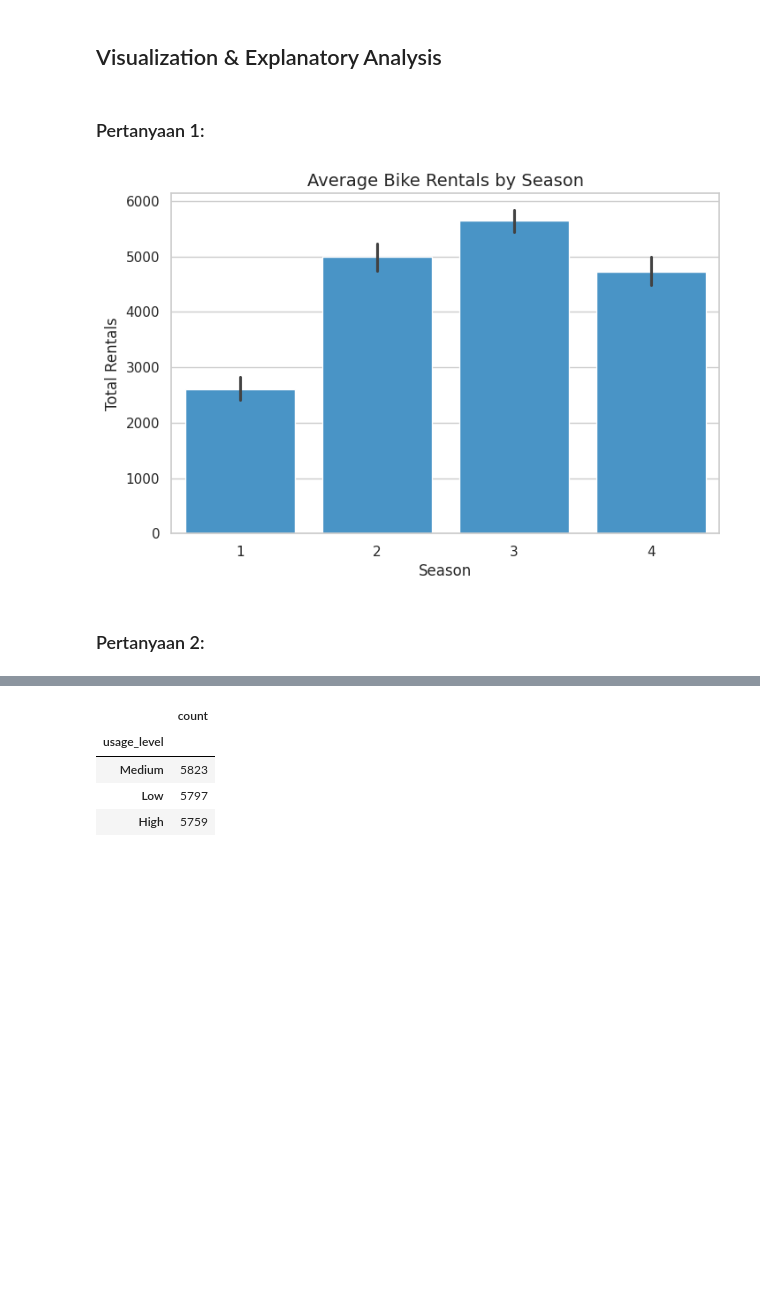
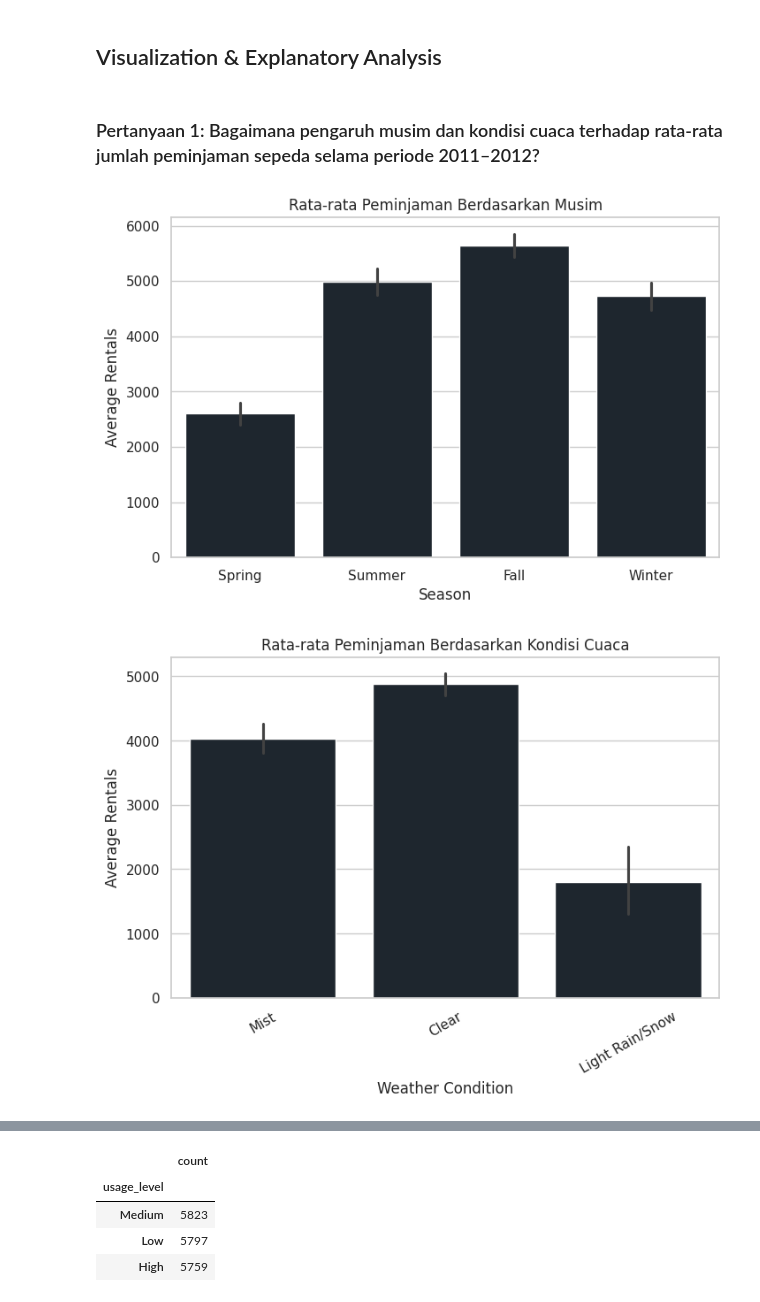
Before and after one commit to sindiprasetiyani/bike-sharing-dashboard, a Jupyter notebook: notebook.ipynb, the cells around one changed output, grey strips where cells are left out. Cells and saved outputs as stored; diff of their text form; code cells hidden in the pictures; blank space fills up the shorter version.

```diff
--- a/notebook.ipynb
+++ b/notebook.ipynb
@@ -213,20 +204,38 @@ weather_avg
 # %% [markdown]
 ## Visualization & Explanatory Analysis
-# %% [markdown]
-### Pertanyaan 1:
-# %%
-plt.figure(figsize=(8,5))
-sns.barplot(
-    x='season',
-    y='total_rentals',
-    data=day_df,
-    color='#3498DB'
-)
-plt.title('Average Bike Rentals by Season', fontsize=14)
-plt.xlabel('Season')
-plt.ylabel('Total Rentals')
-plt.show()
-# %% [output]
-[figure, removed]
-# %% [markdown]
-### Pertanyaan 2:
+# %% [markdown]
+### Pertanyaan 1: Bagaimana pengaruh musim dan kondisi cuaca terhadap rata-rata jumlah peminjaman sepeda selama periode 2011–2012?
+# %%
+# visualisasi rata-rata peminjaman berdasarkan musim
+plt.figure(figsize=(8,5))
+sns.barplot(
+    x='season',
+    y='total_rentals',
+    data=day_df,
+    color='#1B2631'
+)
+
+plt.title("Rata-rata Peminjaman Berdasarkan Musim")
+plt.xlabel("Season")
+plt.ylabel("Average Rentals")
+plt.show()
+
+
+# visualisasi rata-rata peminjaman berdasarkan kondisi cuaca
+plt.figure(figsize=(8,5))
+sns.barplot(
+    x='weathersit',
+    y='total_rentals',
+    data=day_df,
+    color='#1B2631'
+)
+
+plt.title("Rata-rata Peminjaman Berdasarkan Kondisi Cuaca")
+plt.xlabel("Weather Condition")
+plt.ylabel("Average Rentals")
+
+plt.xticks(rotation=30)
+plt.show()
+# %% [output]
+[figure, added]
+[figure, added]
```
Also changed, not shown: parts of 59 cells of this notebook, 4 other files.
